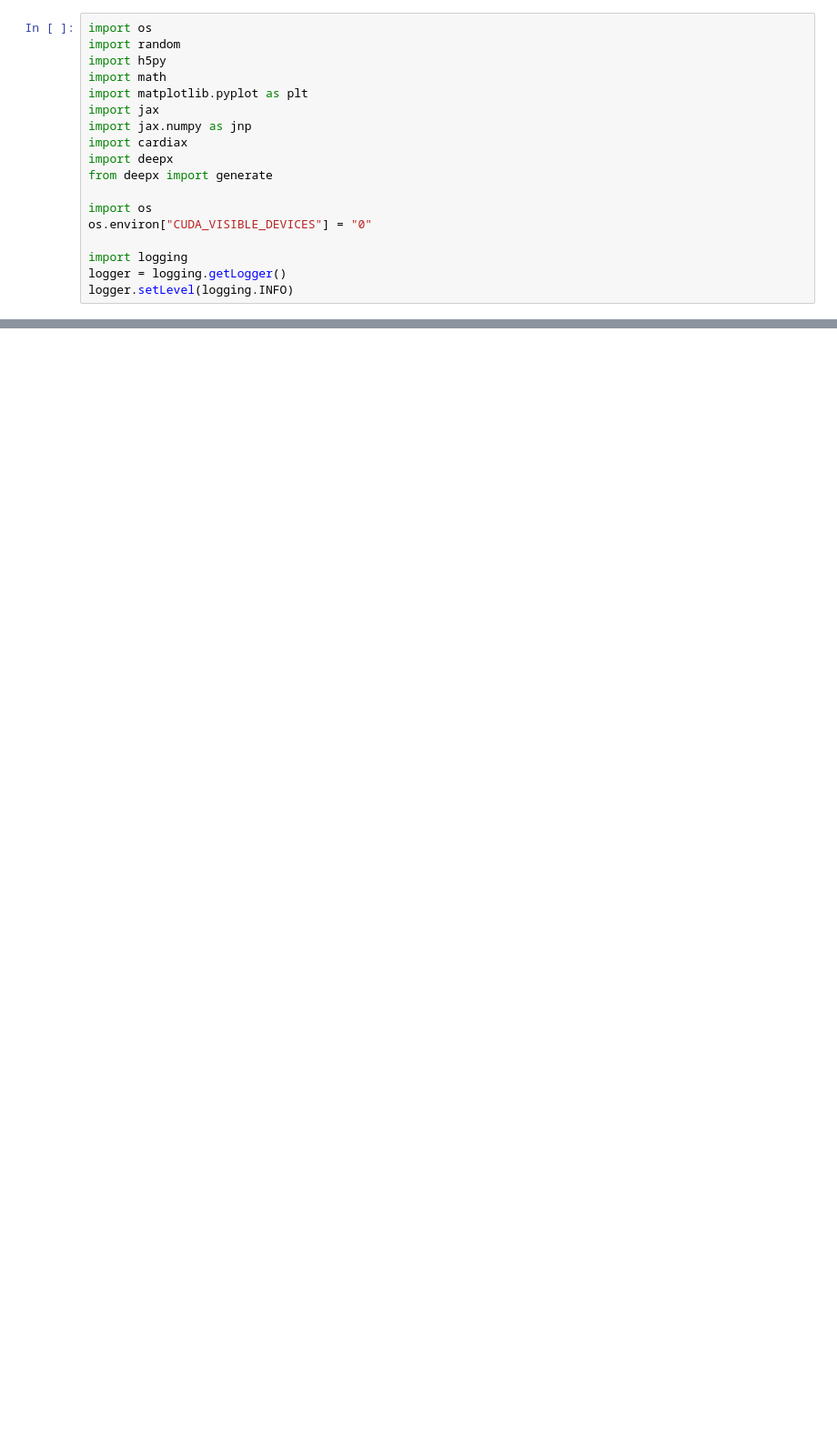
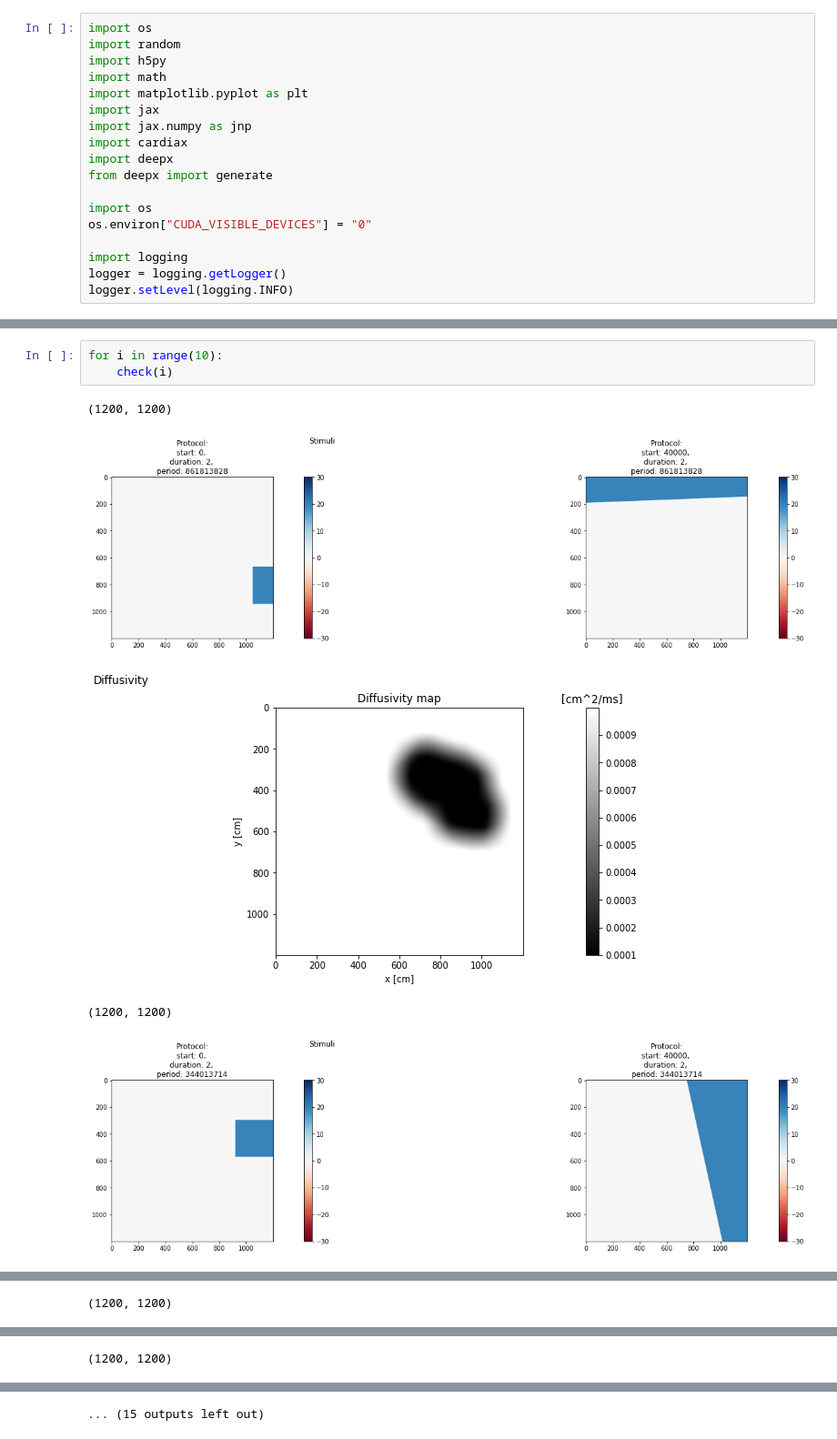
Before and after one commit to epignatelli/cardiax, a Jupyter notebook: deepx/DataGeneration.ipynb, the cells around one changed output, grey strips where cells are left out. Shown at 91% size. Drawn from its saved outputs; the diff is of its cells as text; blank space fills up the shorter version.

Commit message:
check why stimuli are huge

```diff
--- a/deepx/DataGeneration.ipynb
+++ b/deepx/DataGeneration.ipynb
@@ -18,0 +114,9 @@ logger.setLevel(logging.INFO)
+# %%
+for i in range(10):
+    check(i)
+# %% [output]
+(1200, 1200)
+[figure, added]
+[figure, added]
+(1200, 1200)
+[figure, added]
@@ -18,0 +124 @@ logger.setLevel(logging.INFO)
+(1200, 1200)
@@ -18,0 +127 @@ logger.setLevel(logging.INFO)
+(1200, 1200)
@@ -19,3 +130,4 @@ logger.setLevel(logging.INFO)
+... (15 outputs left out)
 # %%
 def entropy(a):
     def _entropy(a, axis):
```
Also changed, not shown: parts of 9 cells of this notebook.
